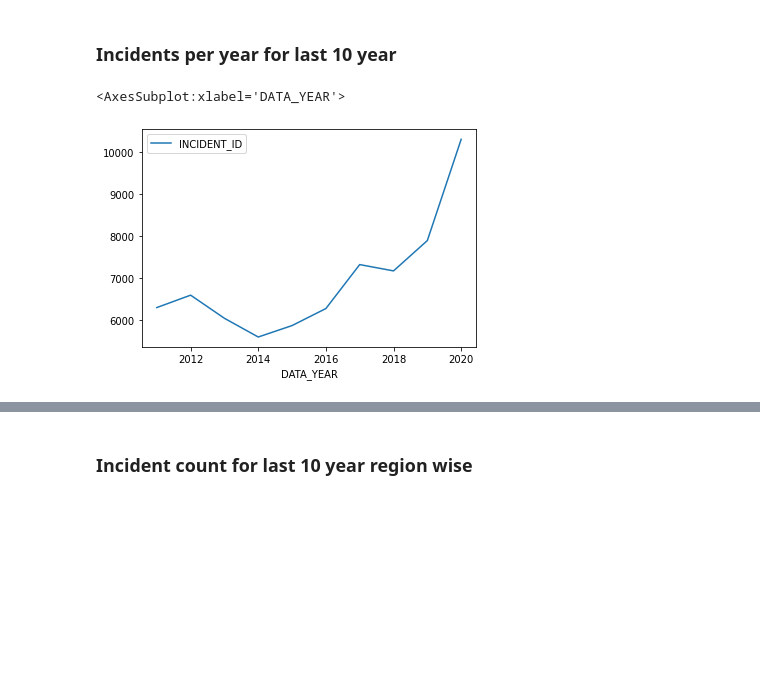
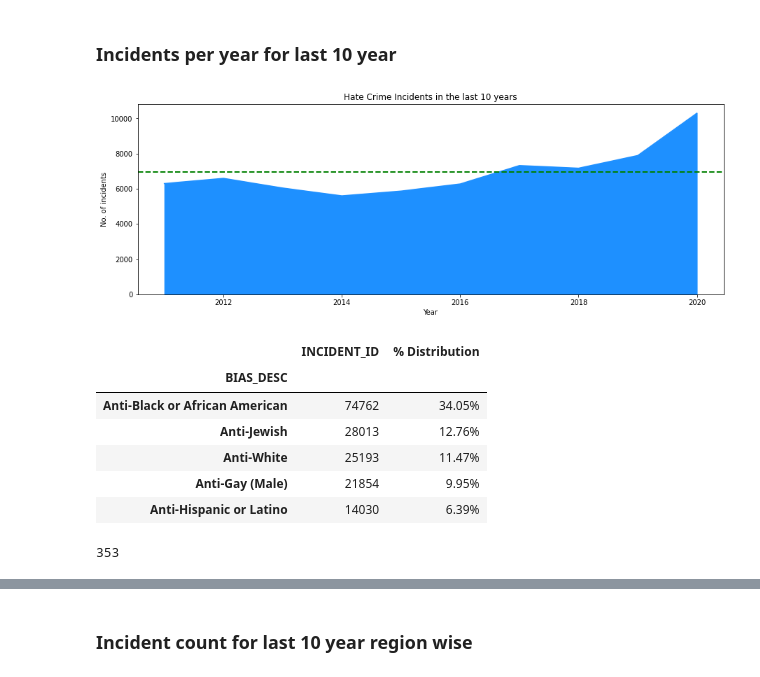
Before and after one commit to artolon/Exploratory_Analysis_Project, a Jupyter notebook: SM_FBI_CRIME_DATA.ipynb, the cells around one changed output, grey strips where cells are left out. Saved outputs shown, nothing was run; the diff lists cells and outputs as text; code cells hidden in the pictures; blank space fills up the shorter version.

```diff
--- a/SM_FBI_CRIME_DATA.ipynb
+++ b/SM_FBI_CRIME_DATA.ipynb
@@ -176,5 +85,0 @@ incident_count = hate_crime_df_group_by_year[["INCIDENT_ID"]].count()
-# %%
-incident_count[incident_count.index > 2010].plot()
-# %% [output]
-<AxesSubplot:xlabel='DATA_YEAR'>
-[figure, removed]
@@ -180,0 +88,35 @@ incident_count[incident_count.index > 2010].plot()
+# %%
+fig2, ax2 = plt.subplots()
+fig2 = hate_crime_df_last_10yr["DATA_YEAR"].value_counts().sort_index().plot.area(color='dodgerblue', figsize=(15,5))
+
+ax2.set_xlabel("Year")
+ax2.set_ylabel("No. of incidents")
+ax2.set_title("Hate Crime Incidents in the last 10 years")
+
+ym = hate_crime_df_last_10yr["DATA_YEAR"].value_counts().mean()
+ax2.axhline(ym, color='green', linewidth=2, linestyle = '--')
+ax2.annotate('Mean: {:0.2f}'.format(ym), xy=(0, ym), xytext=(0,ym+1000),arrowprops=dict(arrowstyle='-|>', fc='black', shrinkA=0, shrinkB=0,
+                            connectionstyle='angle,angleA=0,angleB=90,rad=10'))
+
+plt.show()
+# %% [output]
+[figure, added]
+# %%
+bias_count_data = hate_crime_df.groupby("BIAS_DESC")["INCIDENT_ID"].count()
+bias_count_data_df = pd.DataFrame(bias_count_data_1)
+bias_count_data_df = bias_count_data_df.sort_values("INCIDENT_ID",ascending=False)
+bias_count_data_df["% Distribution"] = bias_count_data_df["INCIDENT_ID"]/bias_count_data_df["INCIDENT_ID"].sum() * 100
+bias_count_data_df["% Distribution"] = bias_count_data_df["% Distribution"].map('{:,.2f}%'.format)
+bias_count_data_df.head()
+# %% [output]
+|  | INCIDENT_ID | % Distribution |
+| BIAS_DESC |  |  |
+| Anti-Black or African American | 74762 | 34.05% |
+| Anti-Jewish | 28013 | 12.76% |
+| Anti-White | 25193 | 11.47% |
+| Anti-Gay (Male) | 21854 | 9.95% |
+| Anti-Hispanic or Latino | 14030 | 6.39% |
+# %%
+hate_crime_df["OFFENSE_NAME"].nunique()
+# %% [output]
+353
```
Also changed, not shown: parts of 51 cells of this notebook, 1 other file.
